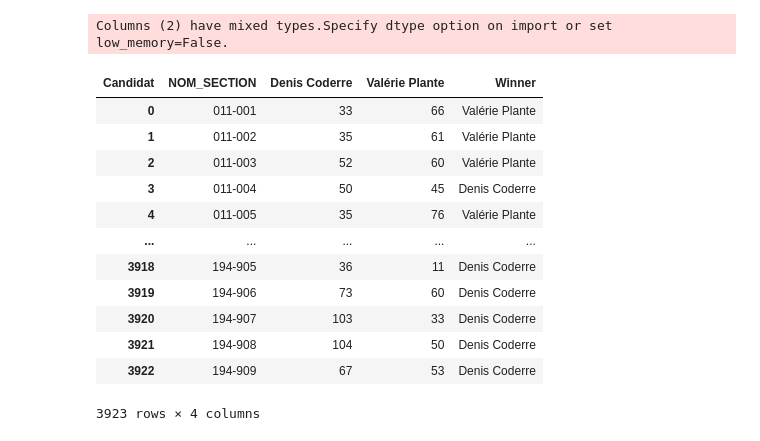
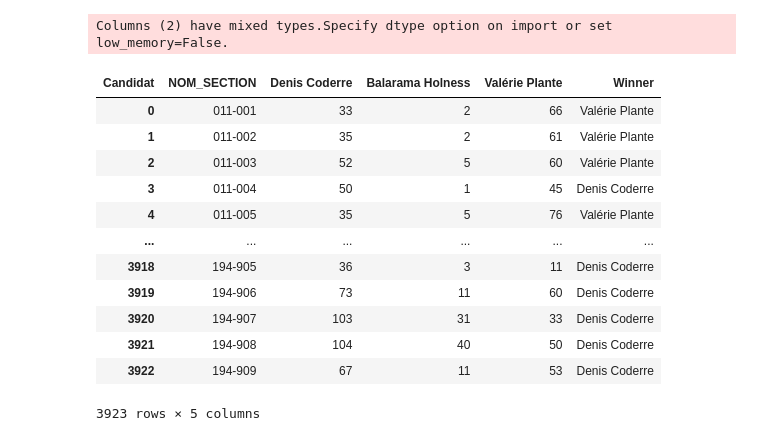
Before and after one commit to nicolaskruchten/mtlelection2021bysection, a Jupyter notebook: Untitled.ipynb, the cells around one changed output. Cells and saved outputs as stored; diff of their text form; code cells hidden in the pictures.

```diff
--- a/Untitled.ipynb
+++ b/Untitled.ipynb
@@ -10,28 +10,37 @@ Columns (2) have mixed types.Specify dtype option on import or set low_memory=Fa
 # %%
 df["NOM_SECTION"] = df.apply(lambda row: str(row["DistrictID"]).zfill(3) +"-"+ str(row["Bureau"]).replace("a","").replace("b","").zfill(3), axis=1)
 # %%
-c = ["CODERRE Denis", "PLANTE Valérie"]
+c = ["CODERRE Denis", "PLANTE Valérie", "HOLNESS Balarama"]
 df2 = (df.query("Candidat in @c")[["NOM_SECTION", "Candidat", "Votes"]]
        .pivot_table(index="NOM_SECTION", columns="Candidat", values="Votes", aggfunc=sum)
       .reset_index()
-      .rename({c[0]: "Denis Coderre", c[1]: "Valérie Plante"}, axis=1))
+      .rename({c[0]: "Denis Coderre", c[1]: "Valérie Plante", c[2]: "Balarama Holness"}, axis=1))
 
-df2["Winner"] = df2.apply(lambda row: "Denis Coderre" if row["Denis Coderre"]>row["Valérie Plante"] else "Valérie Plante", axis=1)
+def winner(row):
+    if row["Valérie Plante"] > row["Denis Coderre"] and row["Valérie Plante"] > row["Balarama Holness"]:
+        return "Valérie Plante"
+    if row["Balarama Holness"] > row["Denis Coderre"] and row["Balarama Holness"] > row["Valérie Plante"]:
+        return "Balarama Holness"
+    if row["Denis Coderre"] > row["Balarama Holness"] and row["Denis Coderre"] > row["Valérie Plante"]:
+        return "Denis Coderre"
+    return "ex aequo"
+
+df2["Winner"] = df2.apply(winner, axis=1)
 df2
 # %% [output]
-| Candidat | NOM_SECTION | Denis Coderre | Valérie Plante | Winner |
-| 0 | 011-001 | 33 | 66 | Valérie Plante |
-| 1 | 011-002 | 35 | 61 | Valérie Plante |
-| 2 | 011-003 | 52 | 60 | Valérie Plante |
-| 3 | 011-004 | 50 | 45 | Denis Coderre |
-| 4 | 011-005 | 35 | 76 | Valérie Plante |
-| ... | ... | ... | ... | ... |
-| 3918 | 194-905 | 36 | 11 | Denis Coderre |
-| 3919 | 194-906 | 73 | 60 | Denis Coderre |
-| 3920 | 194-907 | 103 | 33 | Denis Coderre |
-| 3921 | 194-908 | 104 | 50 | Denis Coderre |
-| 3922 | 194-909 | 67 | 53 | Denis Coderre |
+| Candidat | NOM_SECTION | Denis Coderre | Balarama Holness | Valérie Plante | Winner |
+| 0 | 011-001 | 33 | 2 | 66 | Valérie Plante |
+| 1 | 011-002 | 35 | 2 | 61 | Valérie Plante |
+| 2 | 011-003 | 52 | 5 | 60 | Valérie Plante |
+| 3 | 011-004 | 50 | 1 | 45 | Denis Coderre |
+| 4 | 011-005 | 35 | 5 | 76 | Valérie Plante |
+| ... | ... | ... | ... | ... | ... |
+| 3918 | 194-905 | 36 | 3 | 11 | Denis Coderre |
+| 3919 | 194-906 | 73 | 11 | 60 | Denis Coderre |
+| 3920 | 194-907 | 103 | 31 | 33 | Denis Coderre |
+| 3921 | 194-908 | 104 | 40 | 50 | Denis Coderre |
+| 3922 | 194-909 | 67 | 11 | 53 | Denis Coderre |
-3923 rows × 4 columns
+3923 rows × 5 columns
 # %%
 df["vote_frac"] = (df.Votes / df.TotalVotes).fillna(0)
 # %%
```
Also changed, not shown: parts of 1 cell of this notebook, 1 other file.
